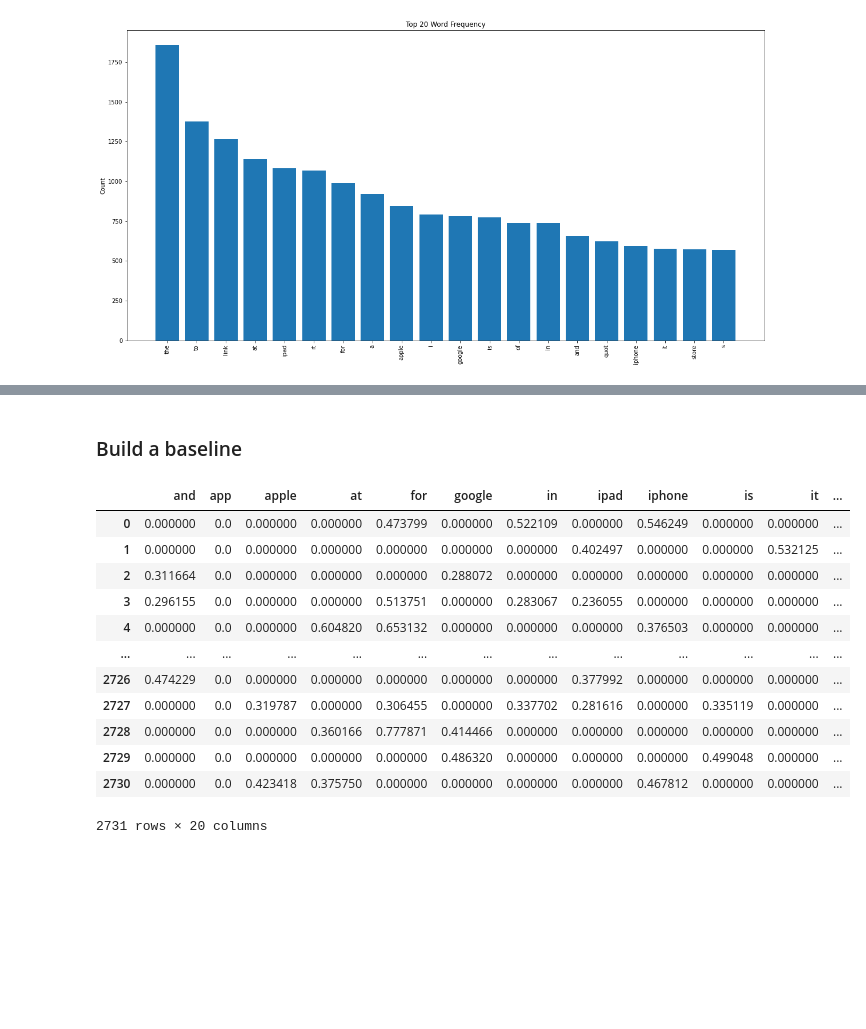
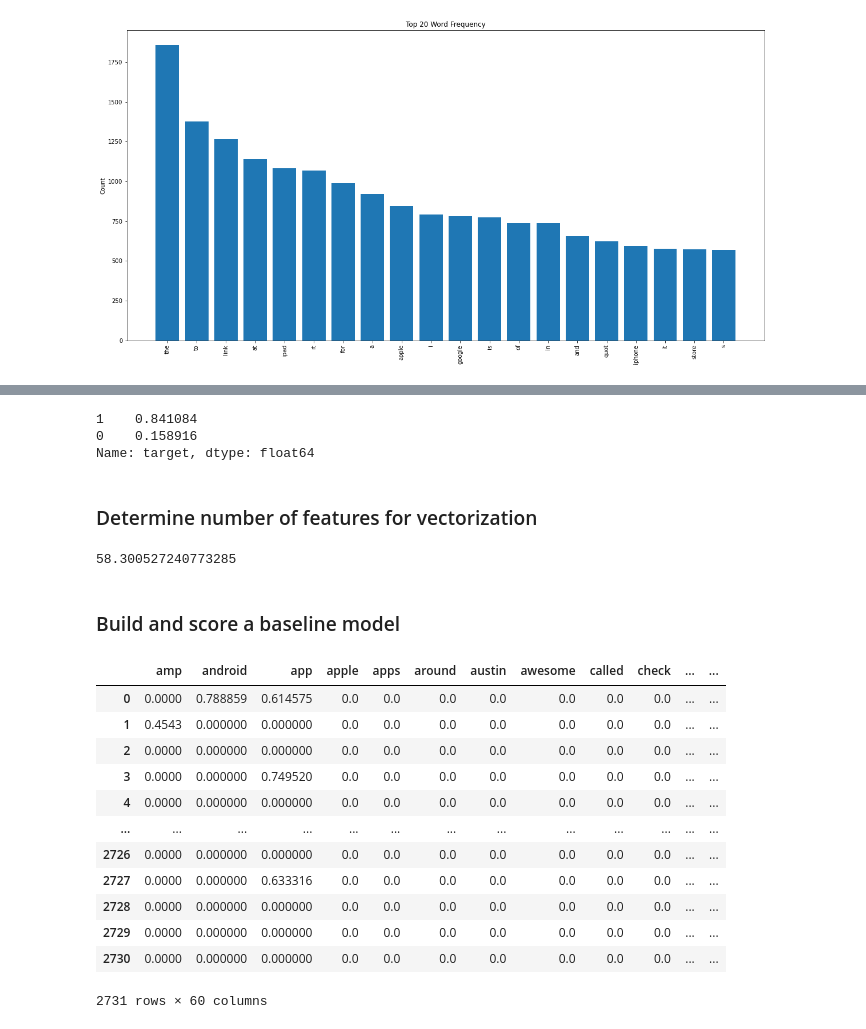
Before and after one commit to patrick-anastasio/NLP-Sentiment-Project, a Jupyter notebook: Development 2.ipynb, the cells around one changed output, grey strips where cells are left out. Drawn from its saved outputs; the diff is of its cells as text; code cells hidden in the pictures; blank space fills up the shorter version.

```diff
--- a/Development 2.ipynb
+++ b/Development 2.ipynb
@@ -166,0 +210,2 @@ visualize_top_20(pos_neg_freq_dist, "Top 20 Word Frequency")
+# %%
+pos_neg['regex_text'] = [' '.join(text) for text in pos_neg.regex_text_tokenized]
@@ -166,0 +223,4 @@ visualize_top_20(pos_neg_freq_dist, "Top 20 Word Frequency")
+# %%
+snow_stemmer = SnowballStemmer(language="english")
+
+pos_neg['stemmed_text'] = [snow_stemmer.stem(text) for text in pos_neg['regex_text']]
@@ -166,0 +238,4 @@ visualize_top_20(pos_neg_freq_dist, "Top 20 Word Frequency")
+# %%
+lemmer = WordNetLemmatizer()
+
+pos_neg['lemmed_text'] = [lemmer.lemmatize(text) for text in pos_neg['regex_text']]
@@ -167,25 +256,41 @@ visualize_top_20(pos_neg_freq_dist, "Top 20 Word Frequency")
+# %%
+X_train , X_test, y_train, y_test = train_test_split(X, y, test_size=0.2)
+# %%
+y_train.value_counts(normalize=True)
+# %% [output]
+1    0.841084
+0    0.158916
+Name: target, dtype: float64
+# %% [markdown]
+### Determine number of features for vectorization
+# %%
+lens = [len(list(text)) for text in pos_neg.lemmed_text]
+mean_lens = sum(lens) / len(lens)
+mean_lens
+# %% [output]
+58.300527240773285
 # %% [markdown]
-### Build a baseline
+### Build and score a baseline model
 # %%
-tfidf = TfidfVectorizer(max_features=20)
+tfidf = TfidfVectorizer(max_features=60)
 
-X_train_vectorized = tfidf.fit_transform(X_train['text'])
+X_train_vectorized = tfidf.fit_transform(X_train['lemmed_text'])
 
 pd.DataFrame.sparse.from_spmatrix(X_train_vectorized, columns=tfidf.get_feature_names())
 # %% [output]
-|  | and | app | apple | at | for | google | in | ipad | iphone | is | it | ... |
-| 0 | 0.000000 | 0.0 | 0.000000 | 0.000000 | 0.473799 | 0.000000 | 0.522109 | 0.000000 | 0.546249 | 0.000000 | 0.000000 | ... |
-| 1 | 0.000000 | 0.0 | 0.000000 | 0.000000 | 0.000000 | 0.000000 | 0.000000 | 0.402497 | 0.000000 | 0.000000 | 0.532125 | ... |
-| 2 | 0.311664 | 0.0 | 0.000000 | 0.000000 | 0.000000 | 0.288072 | 0.000000 | 0.000000 | 0.000000 | 0.000000 | 0.000000 | ... |
-| 3 | 0.296155 | 0.0 | 0.000000 | 0.000000 | 0.513751 | 0.000000 | 0.283067 | 0.236055 | 0.000000 | 0.000000 | 0.000000 | ... |
-| 4 | 0.000000 | 0.0 | 0.000000 | 0.604820 | 0.653132 | 0.000000 | 0.000000 | 0.000000 | 0.376503 | 0.000000 | 0.000000 | ... |
+|  | amp | android | app | apple | apps | around | austin | awesome | called | check | ... | ... |
+| 0 | 0.0000 | 0.788859 | 0.614575 | 0.0 | 0.0 | 0.0 | 0.0 | 0.0 | 0.0 | 0.0 | ... | ... |
+| 1 | 0.4543 | 0.000000 | 0.000000 | 0.0 | 0.0 | 0.0 | 0.0 | 0.0 | 0.0 | 0.0 | ... | ... |
+| 2 | 0.0000 | 0.000000 | 0.000000 | 0.0 | 0.0 | 0.0 | 0.0 | 0.0 | 0.0 | 0.0 | ... | ... |
+| 3 | 0.0000 | 0.000000 | 0.749520 | 0.0 | 0.0 | 0.0 | 0.0 | 0.0 | 0.0 | 0.0 | ... | ... |
+| 4 | 0.0000 | 0.000000 | 0.000000 | 0.0 | 0.0 | 0.0 | 0.0 | 0.0 | 0.0 | 0.0 | ... | ... |
 | ... | ... | ... | ... | ... | ... | ... | ... | ... | ... | ... | ... | ... |
-| 2726 | 0.474229 | 0.0 | 0.000000 | 0.000000 | 0.000000 | 0.000000 | 0.000000 | 0.377992 | 0.000000 | 0.000000 | 0.000000 | ... |
-| 2727 | 0.000000 | 0.0 | 0.319787 | 0.000000 | 0.306455 | 0.000000 | 0.337702 | 0.281616 | 0.000000 | 0.335119 | 0.000000 | ... |
-| 2728 | 0.000000 | 0.0 | 0.000000 | 0.360166 | 0.777871 | 0.414466 | 0.000000 | 0.000000 | 0.000000 | 0.000000 | 0.000000 | ... |
-| 2729 | 0.000000 | 0.0 | 0.000000 | 0.000000 | 0.000000 | 0.486320 | 0.000000 | 0.000000 | 0.000000 | 0.499048 | 0.000000 | ... |
-| 2730 | 0.000000 | 0.0 | 0.423418 | 0.375750 | 0.000000 | 0.000000 | 0.000000 | 0.000000 | 0.467812 | 0.000000 | 0.000000 | ... |
+| 2726 | 0.0000 | 0.000000 | 0.000000 | 0.0 | 0.0 | 0.0 | 0.0 | 0.0 | 0.0 | 0.0 | ... | ... |
+| 2727 | 0.0000 | 0.000000 | 0.633316 | 0.0 | 0.0 | 0.0 | 0.0 | 0.0 | 0.0 | 0.0 | ... | ... |
+| 2728 | 0.0000 | 0.000000 | 0.000000 | 0.0 | 0.0 | 0.0 | 0.0 | 0.0 | 0.0 | 0.0 | ... | ... |
+| 2729 | 0.0000 | 0.000000 | 0.000000 | 0.0 | 0.0 | 0.0 | 0.0 | 0.0 | 0.0 | 0.0 | ... | ... |
+| 2730 | 0.0000 | 0.000000 | 0.000000 | 0.0 | 0.0 | 0.0 | 0.0 | 0.0 | 0.0 | 0.0 | ... | ... |
-2731 rows × 20 columns
+2731 rows × 60 columns
 # %%
 smote = SMOTE(k_neighbors=5)
 X_train_resampled, y_train_resampled = smote.fit_resample(X_train_vectorized, y_train)
```
Also changed, not shown: parts of 50 cells of this notebook, 1 other file.
